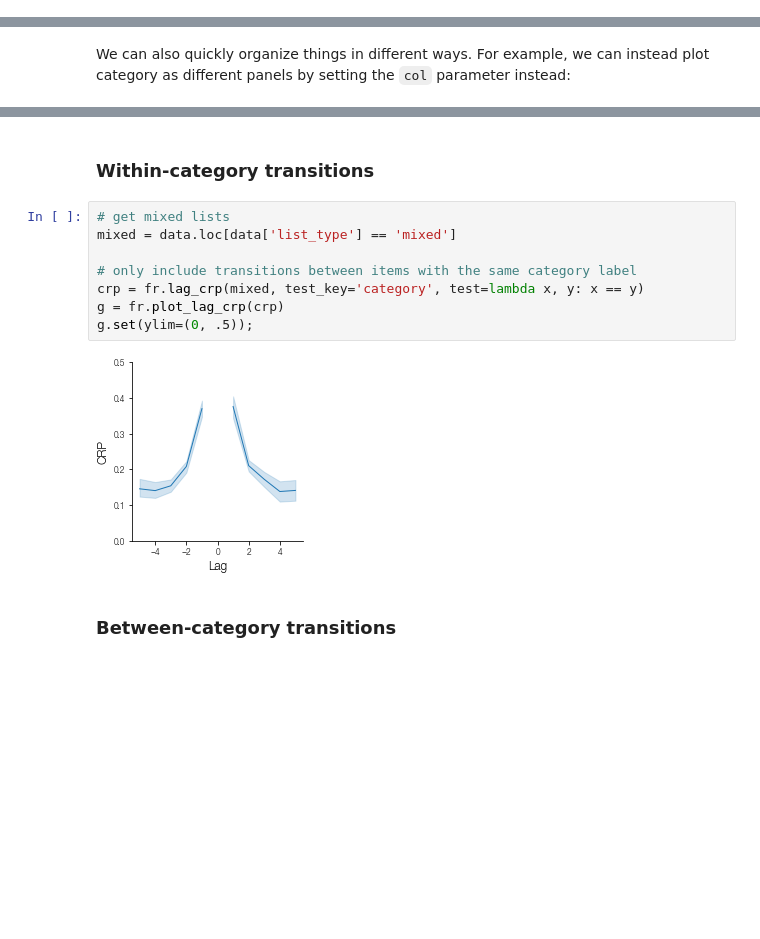
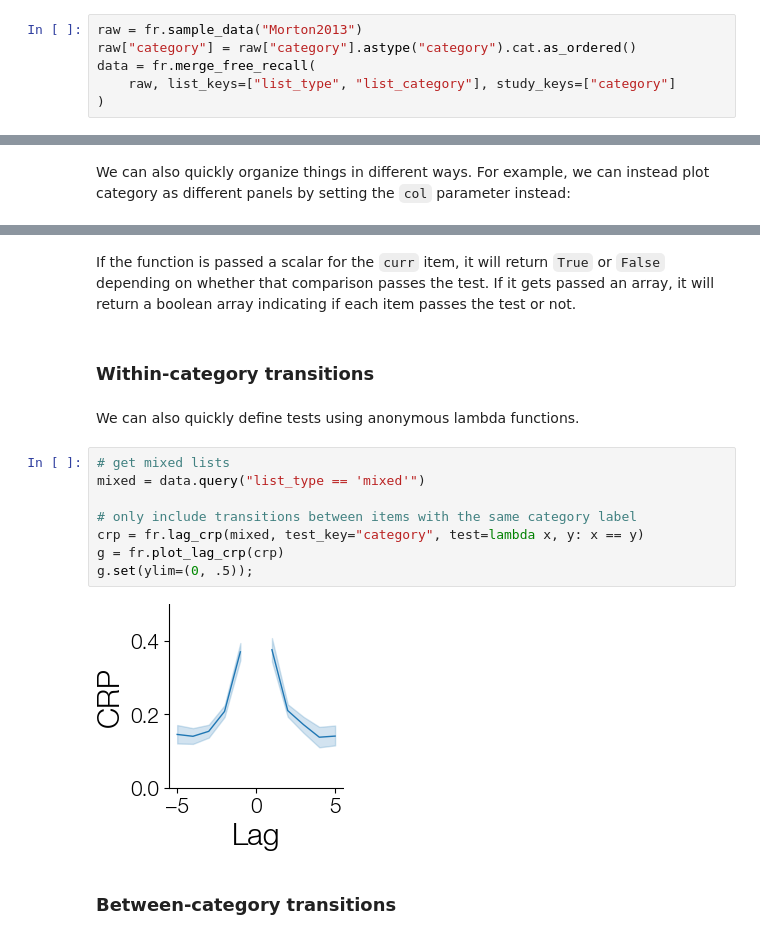
Before and after one commit to mortonne/psifr-notebooks, a Jupyter notebook: demo_lag_crp.ipynb, the cells around one changed output, grey strips where cells are left out. Saved outputs shown, nothing was run; the diff lists cells and outputs as text; blank space fills up the shorter version.

```diff
--- a/demo_lag_crp.ipynb
+++ b/demo_lag_crp.ipynb
@@ -43,3 +12,9 @@ data.loc[(data['subject'] == 1) & (data['list'] == 3)]
+# %%
+raw = fr.sample_data("Morton2013")
+raw["category"] = raw["category"].astype("category").cat.as_ordered()
+data = fr.merge_free_recall(
+    raw, list_keys=["list_type", "list_category"], study_keys=["category"]
+)
 # %% [markdown]
 ## Temporal clustering
 
@@ -132,15 +126,19 @@ This involves two parts: (1) category labels for each item, here stored in the `
+# %% [markdown]
+If the function is passed a scalar for the `curr` item, it will return `True` or `False` depending on whether that comparison passes the test. If it gets passed an array, it will return a boolean array indicating if each item passes the test or not.
 # %% [markdown]
 ### Within-category transitions
+# %% [markdown]
+We can also quickly define tests using anonymous lambda functions.
 # %%
 # get mixed lists
-mixed = data.loc[data['list_type'] == 'mixed']
+mixed = data.query("list_type == 'mixed'")
 
 # only include transitions between items with the same category label
-crp = fr.lag_crp(mixed, test_key='category', test=lambda x, y: x == y)
+crp = fr.lag_crp(mixed, test_key="category", test=lambda x, y: x == y)
 g = fr.plot_lag_crp(crp)
 g.set(ylim=(0, .5));
 # %% [output]
-[figure, old version]
+[figure, new version]
 # %% [markdown]
 ### Between-category transitions
 # %%
```
Also changed, not shown: parts of 16 cells of this notebook, 5 other files.
